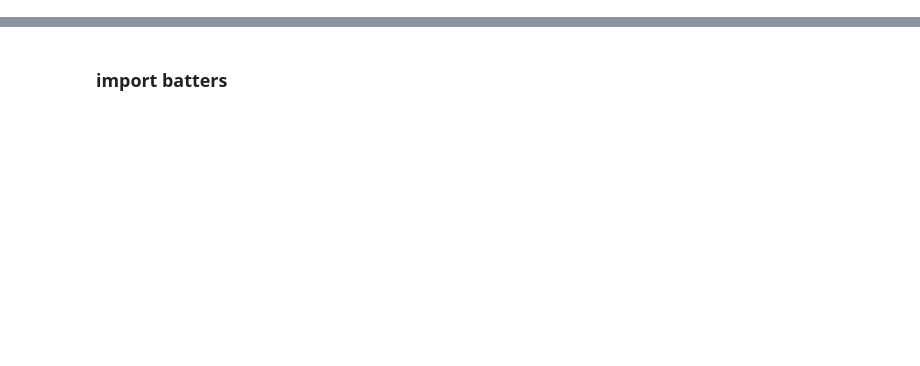
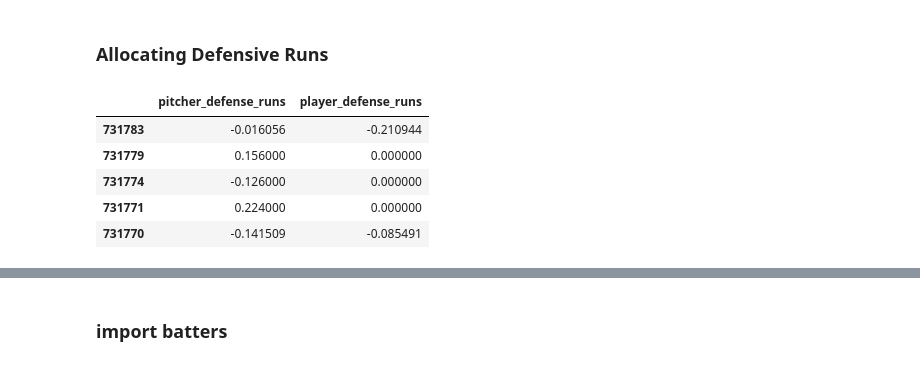
Before and after one commit to chrisjackson4256/BaseballDataAnalyses, a Jupyter notebook: openWAR.ipynb, the cells around one changed output, grey strips where cells are left out. Saved outputs shown, nothing was run; the diff lists cells and outputs as text; code cells hidden in the pictures; blank space fills up the shorter version.

```diff
--- a/openWAR.ipynb
+++ b/openWAR.ipynb
@@ -57,0 +668,35 @@ pitch_data.head()
+# %% [markdown]
+### Allocating Defensive Runs
+# %%
+defensive_runs_df = pitch_data[['events', 'hc_x', 'hc_y']]
+defensive_runs_df = pd.merge(-exp_runs_df[['delta']], defensive_runs_df, how='left', left_index=True, right_index=True)
+
+def_out_prob_df = defensive_runs_df[(defensive_runs_df['hc_x'] == defensive_runs_df['hc_x']) & (defensive_runs_df['hc_y'] == defensive_runs_df['hc_y'])]
+def_out_prob_df = def_out_prob_df[['hc_x', 'hc_y']]
+def_out_prob_df['out_probability'] = gam.predict_proba(def_out_prob_df)
+def_out_prob_df = def_out_prob_df[['out_probability']]
+
+defensive_runs_df = pd.merge(defensive_runs_df, def_out_prob_df, how='left', left_index=True, right_index=True)
+
+def get_pitching_runs(row):
+    if row['events'] in ['strikeout', 'walk', 'home_run', 'hit_by_pitch']:
+        return row['delta']
+    else:
+        return 0
+defensive_runs_df['pitching_runs'] = defensive_runs_df.apply(get_pitching_runs, axis=1)
+defensive_runs_df['pitcher_fld_runs'] = -defensive_runs_df['delta'] * (1 - defensive_runs_df['out_probability'])
+defensive_runs_df['player_defense_runs'] = -defensive_runs_df['delta'] * defensive_runs_df['out_probability']
+defensive_runs_df.fillna(value=0., inplace=True)
+
+defensive_runs_df['pitcher_defense_runs'] = defensive_runs_df['pitching_runs'] + defensive_runs_df['pitcher_fld_runs']
+
+defensive_runs_df = defensive_runs_df[['pitcher_defense_runs', 'player_defense_runs']]
+
+defensive_runs_df.head()
+# %% [output]
+|  | pitcher_defense_runs | player_defense_runs |
+| 731783 | -0.016056 | -0.210944 |
+| 731779 | 0.156000 | 0.000000 |
+| 731774 | -0.126000 | 0.000000 |
+| 731771 | 0.224000 | 0.000000 |
+| 731770 | -0.141509 | -0.085491 |
```
Also changed, not shown: parts of 33 cells of this notebook.
